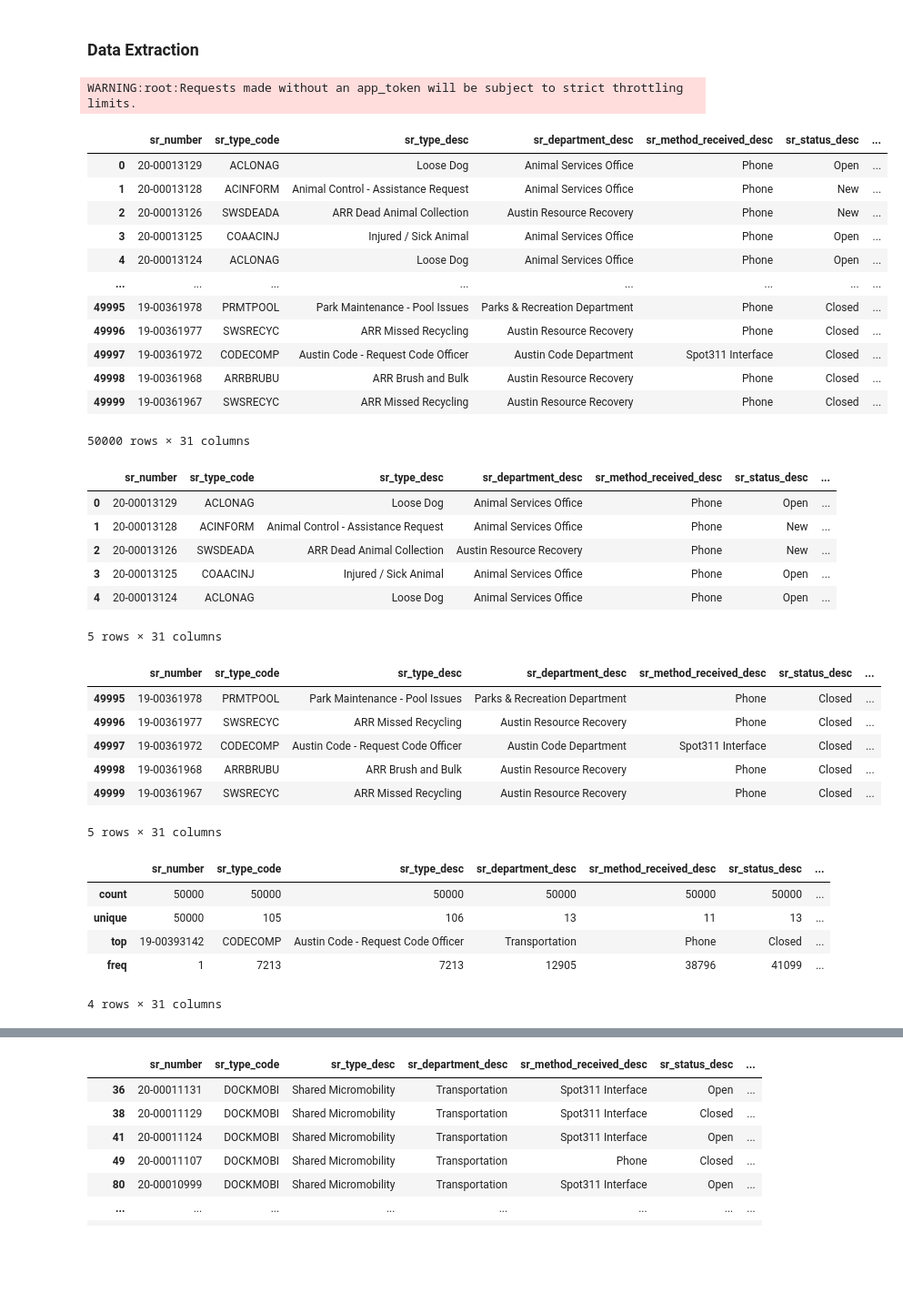
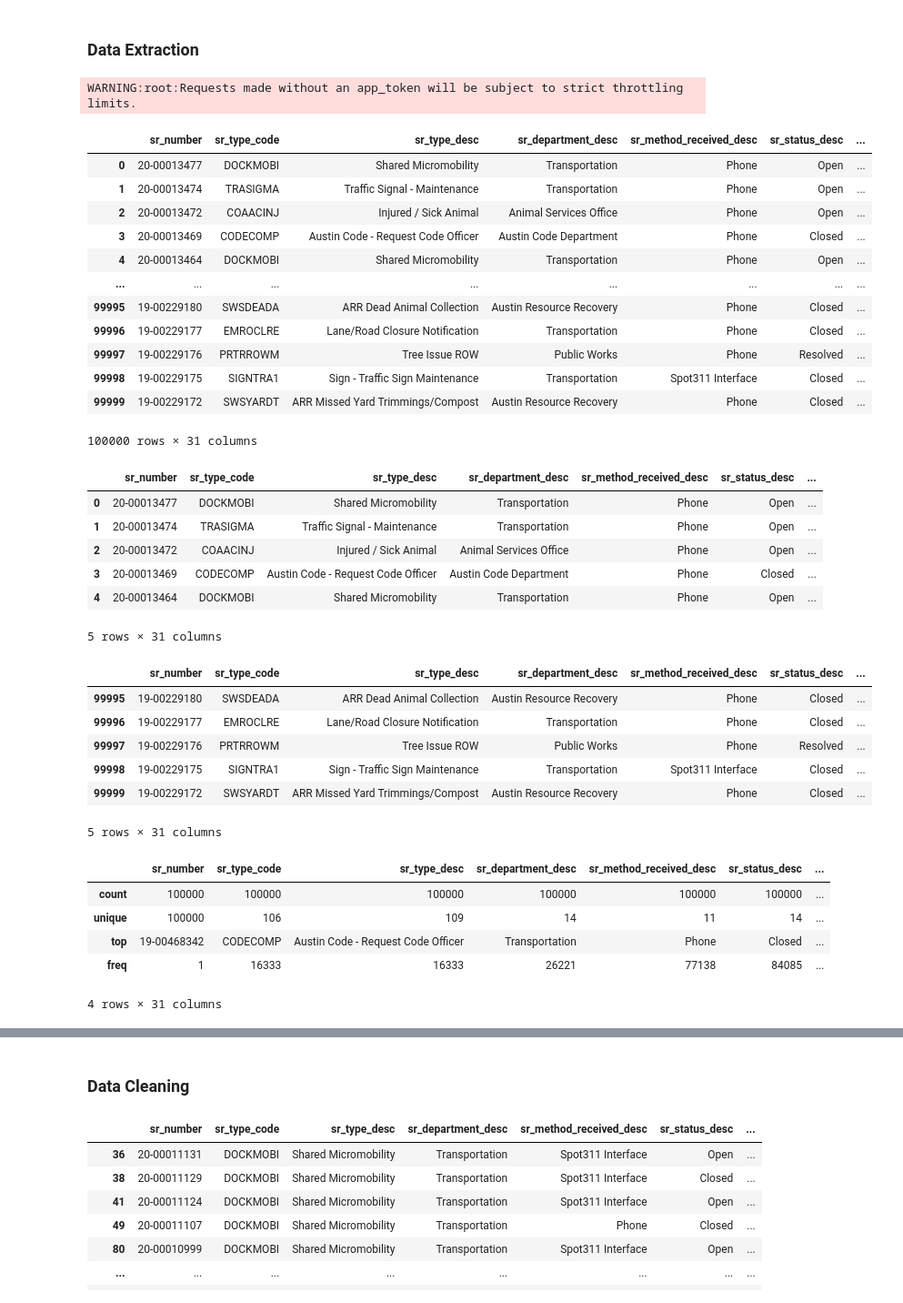
Before and after one commit to sheetalbongale/Scooters-In-Austin-Data-Analysis, a Jupyter notebook: notebooks/311_AODP/311_client_method.ipynb, the cells around one changed output, grey strips where cells are left out. Shown at 91% size. Drawn from its saved outputs; the diff is of its cells as text; code cells hidden in the pictures; blank space fills up the shorter version.

```diff
--- a/notebooks/311_AODP/311_client_method.ipynb
+++ b/notebooks/311_AODP/311_client_method.ipynb
@@ -22,26 +22,26 @@ from sodapy import Socrata
 # %%
 client = Socrata("data.austintexas.gov", None)
 
-results = client.get("i26j-ai4z", limit=50000)
+results = client.get("i26j-ai4z", limit=100000)
 
 # Convert to pandas DataFrame
 results_df = pd.DataFrame.from_records(results)
 results_df
 # %% [output]
 WARNING:root:Requests made without an app_token will be subject to strict throttling limits.
 |  | sr_number | sr_type_code | sr_type_desc | sr_department_desc | sr_method_received_desc | sr_status_desc | ... |
-| 0 | 20-00013129 | ACLONAG | Loose Dog | Animal Services Office | Phone | Open | ... |
-| 1 | 20-00013128 | ACINFORM | Animal Control - Assistance Request | Animal Services Office | Phone | New | ... |
-| 2 | 20-00013126 | SWSDEADA | ARR Dead Animal Collection | Austin Resource Recovery | Phone | New | ... |
-| 3 | 20-00013125 | COAACINJ | Injured / Sick Animal | Animal Services Office | Phone | Open | ... |
-| 4 | 20-00013124 | ACLONAG | Loose Dog | Animal Services Office | Phone | Open | ... |
+| 0 | 20-00013477 | DOCKMOBI | Shared Micromobility | Transportation | Phone | Open | ... |
+| 1 | 20-00013474 | TRASIGMA | Traffic Signal - Maintenance | Transportation | Phone | Open | ... |
+| 2 | 20-00013472 | COAACINJ | Injured / Sick Animal | Animal Services Office | Phone | Open | ... |
+| 3 | 20-00013469 | CODECOMP | Austin Code - Request Code Officer | Austin Code Department | Phone | Closed | ... |
+| 4 | 20-00013464 | DOCKMOBI | Shared Micromobility | Transportation | Phone | Open | ... |
 | ... | ... | ... | ... | ... | ... | ... | ... |
-| 49995 | 19-00361978 | PRMTPOOL | Park Maintenance - Pool Issues | Parks & Recreation Department | Phone | Closed | ... |
-| 49996 | 19-00361977 | SWSRECYC | ARR Missed Recycling | Austin Resource Recovery | Phone | Closed | ... |
-| 49997 | 19-00361972 | CODECOMP | Austin Code - Request Code Officer | Austin Code Department | Spot311 Interface | Closed | ... |
-| 49998 | 19-00361968 | ARRBRUBU | ARR Brush and Bulk | Austin Resource Recovery | Phone | Closed | ... |
-| 49999 | 19-00361967 | SWSRECYC | ARR Missed Recycling | Austin Resource Recovery | Phone | Closed | ... |
+| 99995 | 19-00229180 | SWSDEADA | ARR Dead Animal Collection | Austin Resource Recovery | Phone | Closed | ... |
+| 99996 | 19-00229177 | EMROCLRE | Lane/Road Closure Notification | Transportation | Phone | Closed | ... |
+| 99997 | 19-00229176 | PRTRROWM | Tree Issue ROW | Public Works | Phone | Resolved | ... |
+| 99998 | 19-00229175 | SIGNTRA1 | Sign - Traffic Sign Maintenance | Transportation | Spot311 Interface | Closed | ... |
+| 99999 | 19-00229172 | SWSYARDT | ARR Missed Yard Trimmings/Compost | Austin Resource Recovery | Phone | Closed | ... |
-50000 rows × 31 columns
+100000 rows × 31 columns
 # %%
 #df = pd.read_csv('Data_Files/311_Unified_Data_Test_Site_2019.csv', low_memory=False)
 #df_backup = df
@@ -49,30 +49,30 @@ WARNING:root:Requests made without an app_token will be subject to strict thrott
 results_df.head()
 # %% [output]
 |  | sr_number | sr_type_code | sr_type_desc | sr_department_desc | sr_method_received_desc | sr_status_desc | ... |
-| 0 | 20-00013129 | ACLONAG | Loose Dog | Animal Services Office | Phone | Open | ... |
-| 1 | 20-00013128 | ACINFORM | Animal Control - Assistance Request | Animal Services Office | Phone | New | ... |
-| 2 | 20-00013126 | SWSDEADA | ARR Dead Animal Collection | Austin Resource Recovery | Phone | New | ... |
-| 3 | 20-00013125 | COAACINJ | Injured / Sick Animal | Animal Services Office | Phone | Open | ... |
-| 4 | 20-00013124 | ACLONAG | Loose Dog | Animal Services Office | Phone | Open | ... |
+| 0 | 20-00013477 | DOCKMOBI | Shared Micromobility | Transportation | Phone | Open | ... |
+| 1 | 20-00013474 | TRASIGMA | Traffic Signal - Maintenance | Transportation | Phone | Open | ... |
+| 2 | 20-00013472 | COAACINJ | Injured / Sick Animal | Animal Services Office | Phone | Open | ... |
+| 3 | 20-00013469 | CODECOMP | Austin Code - Request Code Officer | Austin Code Department | Phone | Closed | ... |
+| 4 | 20-00013464 | DOCKMOBI | Shared Micromobility | Transportation | Phone | Open | ... |
 5 rows × 31 columns
 # %%
 results_df.tail()
 # %% [output]
 |  | sr_number | sr_type_code | sr_type_desc | sr_department_desc | sr_method_received_desc | sr_status_desc | ... |
-| 49995 | 19-00361978 | PRMTPOOL | Park Maintenance - Pool Issues | Parks & Recreation Department | Phone | Closed | ... |
-| 49996 | 19-00361977 | SWSRECYC | ARR Missed Recycling | Austin Resource Recovery | Phone | Closed | ... |
-| 49997 | 19-00361972 | CODECOMP | Austin Code - Request Code Officer | Austin Code Department | Spot311 Interface | Closed | ... |
-| 49998 | 19-00361968 | ARRBRUBU | ARR Brush and Bulk | Austin Resource Recovery | Phone | Closed | ... |
-| 49999 | 19-00361967 | SWSRECYC | ARR Missed Recycling | Austin Resource Recovery | Phone | Closed | ... |
+| 99995 | 19-00229180 | SWSDEADA | ARR Dead Animal Collection | Austin Resource Recovery | Phone | Closed | ... |
+| 99996 | 19-00229177 | EMROCLRE | Lane/Road Closure Notification | Transportation | Phone | Closed | ... |
+| 99997 | 19-00229176 | PRTRROWM | Tree Issue ROW | Public Works | Phone | Resolved | ... |
+| 99998 | 19-00229175 | SIGNTRA1 | Sign - Traffic Sign Maintenance | Transportation | Spot311 Interface | Closed | ... |
+| 99999 | 19-00229172 | SWSYARDT | ARR Missed Yard Trimmings/Compost | Austin Resource Recovery | Phone | Closed | ... |
 5 rows × 31 columns
 # %%
 results_df.describe()
 # %% [output]
 |  | sr_number | sr_type_code | sr_type_desc | sr_department_desc | sr_method_received_desc | sr_status_desc | ... |
-| count | 50000 | 50000 | 50000 | 50000 | 50000 | 50000 | ... |
-| unique | 50000 | 105 | 106 | 13 | 11 | 13 | ... |
-| top | 19-00393142 | CODECOMP | Austin Code - Request Code Officer | Transportation | Phone | Closed | ... |
-| freq | 1 | 7213 | 7213 | 12905 | 38796 | 41099 | ... |
+| count | 100000 | 100000 | 100000 | 100000 | 100000 | 100000 | ... |
+| unique | 100000 | 106 | 109 | 14 | 11 | 14 | ... |
+| top | 19-00468342 | CODECOMP | Austin Code - Request Code Officer | Transportation | Phone | Closed | ... |
+| freq | 1 | 16333 | 16333 | 26221 | 77138 | 84085 | ... |
 4 rows × 31 columns
 # %%
 results_df.count()
@@ -94,3 +94,5 @@ sr_location_street_name         49675
 :@computed_region_e9j2_6w3z     32440
 sr_closed_date                  46544
 dtype: int64
+# %% [markdown]
+### Data Cleaning
```
Also changed, not shown: parts of 1 cell of this notebook, 3 other files.
